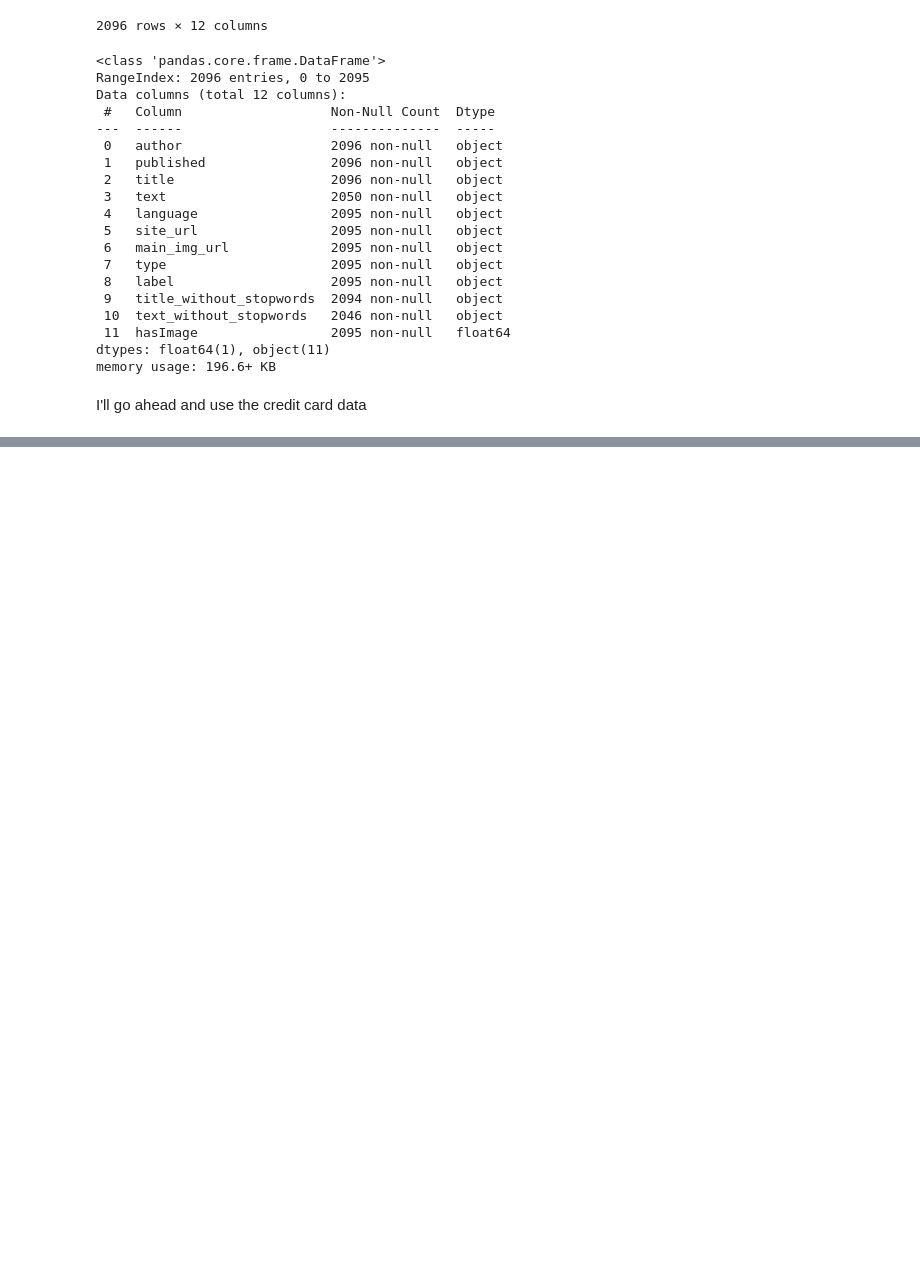
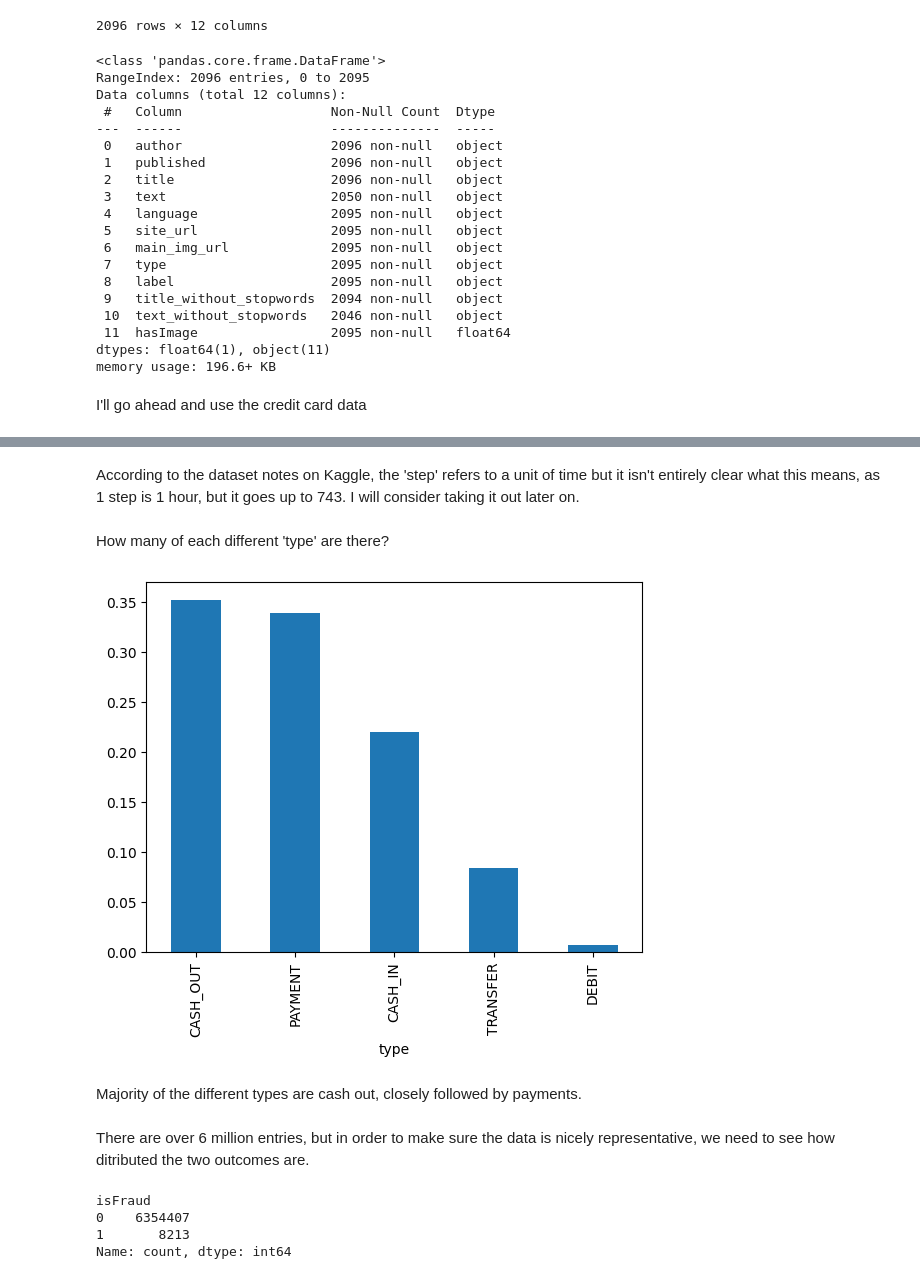
Before and after one commit to Rokeeb17/DS-Assignments, a Jupyter notebook: SupervisedLearning.ipynb, the cells around one changed output, grey strips where cells are left out. Saved outputs shown, nothing was run; the diff lists cells and outputs as text; code cells hidden in the pictures; blank space fills up the shorter version.

```diff
--- a/SupervisedLearning.ipynb
+++ b/SupervisedLearning.ipynb
@@ -6,6 +17,6 @@ import seaborn as sns
 # %%
-fd_data = pd.read_csv('PS_20174392719_1491204439457_log.csv')
-fd_data
+df = pd.read_csv('PS_20174392719_1491204439457_log.csv')
+df
 # %% [output]
 |  | step | type | amount | nameOrig | oldbalanceOrg | newbalanceOrig | nameDest | oldbalanceDest | ... |
 | 0 | 1 | PAYMENT | 9839.64 | C1231006815 | 170136.00 | 160296.36 | M1979787155 | 0.00 | ... |
@@ -121,0 +184,20 @@ I'll go ahead and use the credit card data
+# %% [markdown]
+According to the dataset notes on Kaggle, the 'step' refers to a unit of time but it isn't entirely clear what this means, as 1 step is 1 hour, but it goes up to 743. I will consider taking it out later on.
+# %% [markdown]
+How many of each different 'type' are there?
+# %%
+df['type'].value_counts(normalize=True).plot(kind='bar')
+plt.show()
+# %% [output]
+[figure, added]
+# %% [markdown]
+Majority of the different types are cash out, closely followed by payments.
+# %% [markdown]
+There are over 6 million entries, but in order to make sure the data is nicely representative, we need to see how ditributed the two outcomes are.
+# %%
+df['isFraud'].value_counts()
+# %% [output]
+isFraud
+0    6354407
+1       8213
+Name: count, dtype: int64
```
Also changed, not shown: parts of 35 cells of this notebook.
